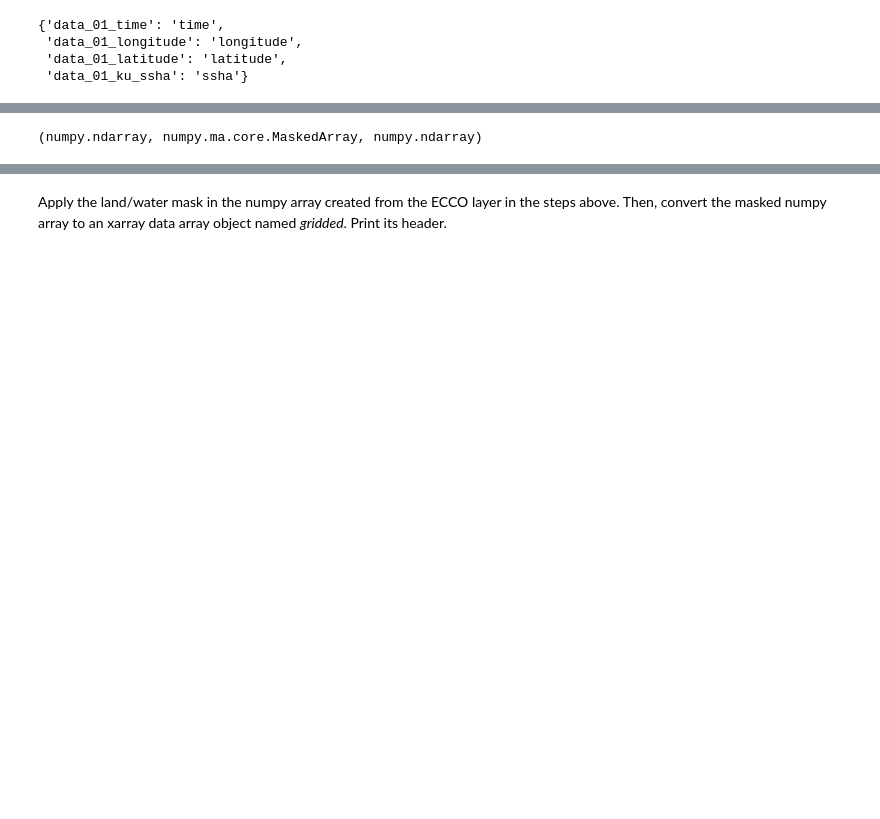
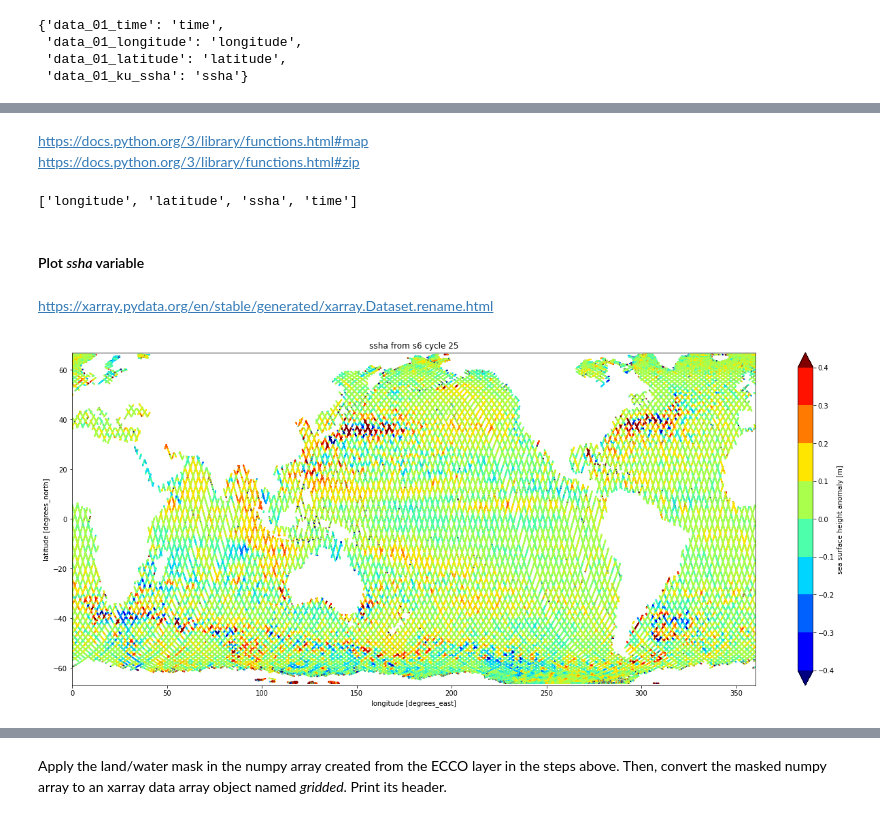
Before and after one commit to NASA-Openscapes/2021-Cloud-Hackathon, a Jupyter notebook: tutorials/06_S6_OPeNDAP_Access_Gridding.ipynb, the cells around one changed output, grey strips where cells are left out. Drawn from its saved outputs; the diff is of its cells as text; code cells hidden in the pictures; blank space fills up the shorter version.

Commit message:
add Jack's notebooks from https://gist.github.com/jjmcnelis/f3150e4856eca859bc9a7c92c845a67b

```diff
--- a/tutorials/06_S6_OPeNDAP_Access_Gridding.ipynb
+++ b/tutorials/06_S6_OPeNDAP_Access_Gridding.ipynb
@@ -404,0 +158,17 @@ Make a dictionary to rename variables so that the `data_01_` prefix is removed f
+# %%
+def download(source: str):
+
+    target = os.path.basename(source.split("?")[0])
+
+    if not os.path.isfile(target):
+        !wget --quiet --continue --output-document $target $source
+
+    return target
+# %%
+n_workers = 12
+
+with ThreadPoolExecutor(max_workers=n_workers) as pool:
+
+    workers = pool.map(download, urls)
+
+    files = list(tqdm.tqdm(workers, total=len(urls)))
@@ -404,0 +189,4 @@ Make a dictionary to rename variables so that the `data_01_` prefix is removed f
+# %%
+ds = xr.open_mfdataset(sorted(files))
+
+print(ds)
@@ -601,15 +226,31 @@ Get the target grid definition defined by the 2d arrays of lons and lats created
-# %%
-result, stddev, counts = resample_gauss(
-    alt_grid_defn,      # source grid
-    ssha.values[nans],  # source data
-    ecco_grid_defn,     # target grid
-    radius_of_influence = 1.75e5,
-    sigmas              = 25000,
-    fill_value          = np.nan,
-    neighbours          = 100,
-    with_uncert         = True,
-)
-
-type(result), type(stddev), type(counts)
-# %% [output]
-(numpy.ndarray, numpy.ma.core.MaskedArray, numpy.ndarray)
+# %% [markdown]
+https://docs.python.org/3/library/functions.html#map
+https://docs.python.org/3/library/functions.html#zip
+# %%
+ds = ds.rename(map_variable_names)
+
+print(list(ds.variables))
+# %% [output]
+['longitude', 'latitude', 'ssha', 'time']
+# %% [markdown]
+#### Plot *ssha* variable
+# %% [markdown]
+https://xarray.pydata.org/en/stable/generated/xarray.Dataset.rename.html
+# %%
+ds.plot.scatter( y="latitude",
+                 x="longitude",
+                 hue="ssha",
+                 s=1,
+                 vmin=-0.4,
+                 vmax=0.4,
+                 levels=9,
+                 cmap="jet",
+                 aspect=2.5,
+                 size=9, )
+
+plt.title(f"ssha from s6 cycle {cycle}")
+plt.xlim(  0., 360.)
+plt.ylim(-67.,  67.)
+plt.show()
+# %% [output]
+[figure, added]
```
Also changed, not shown: parts of 126 cells of this notebook, 2 other files.
